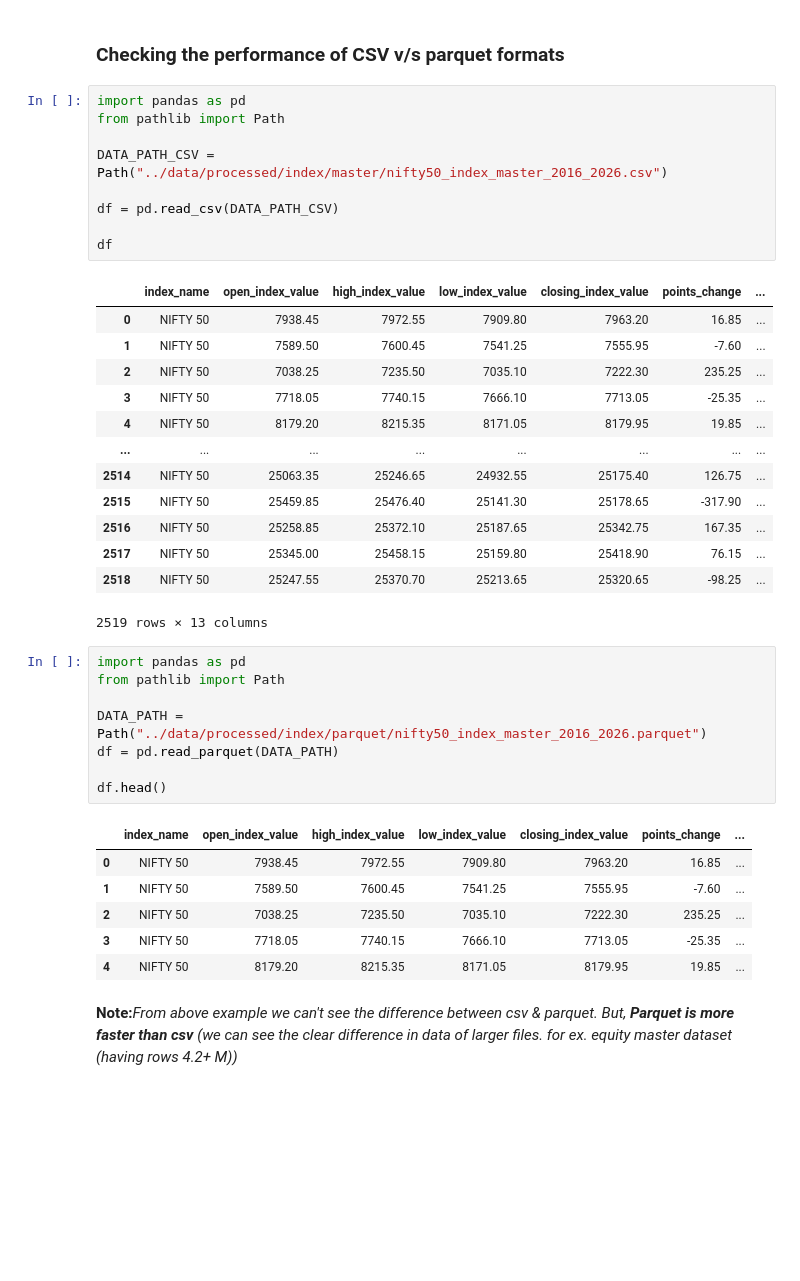
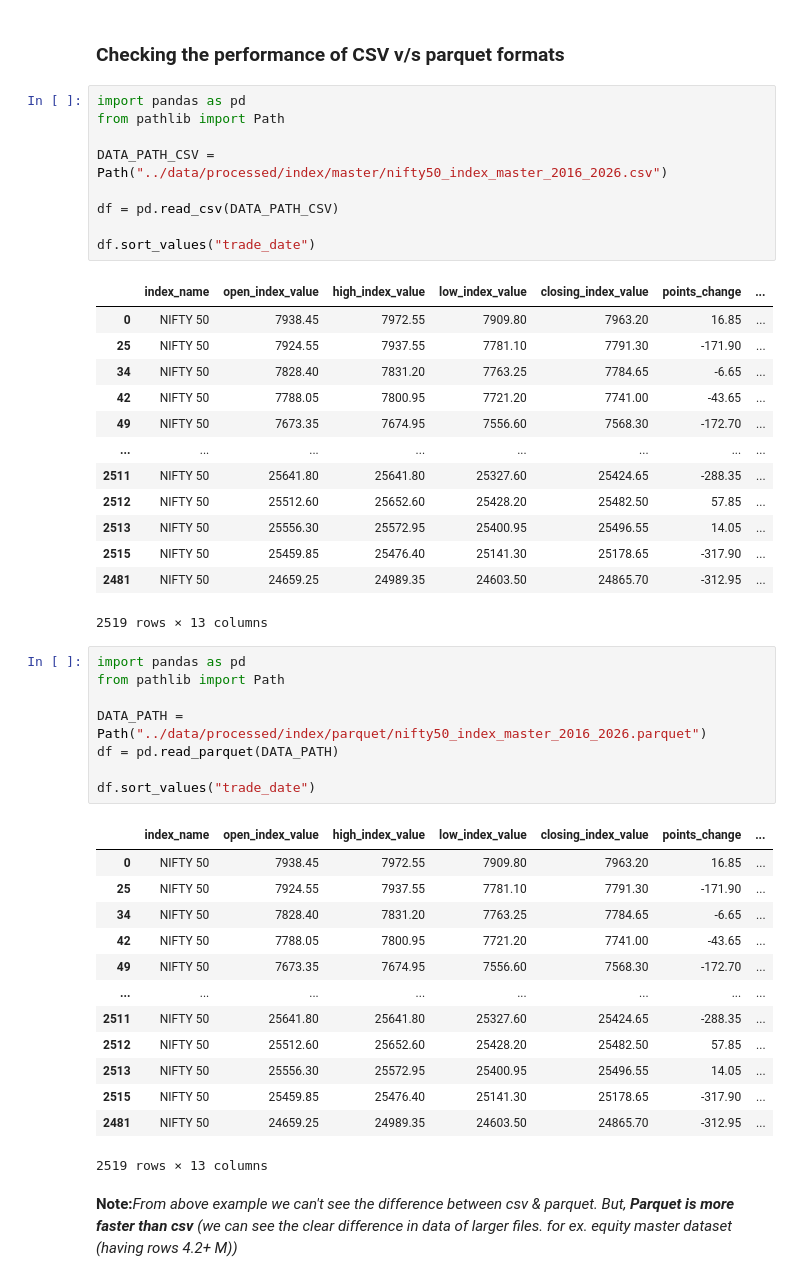
Before and after one commit to Hunter926261/INDEX-NIFTY-50-and-EQUITY-DATA-PIPELINE-and-ML, a Jupyter notebook: notebooks/01_index_feature_engineering.ipynb, the cells around one changed output. Cells and saved outputs as stored; diff of their text form; blank space fills up the shorter version.

```diff
--- a/notebooks/01_index_feature_engineering.ipynb
+++ b/notebooks/01_index_feature_engineering.ipynb
@@ -8,35 +8,42 @@ DATA_PATH_CSV = Path("../data/processed/index/master/nifty50_index_master_2016_2
 
 df = pd.read_csv(DATA_PATH_CSV)
 
-df
+df.sort_values("trade_date")
 # %% [output]
 |  | index_name | open_index_value | high_index_value | low_index_value | closing_index_value | points_change | ... |
 | 0 | NIFTY 50 | 7938.45 | 7972.55 | 7909.80 | 7963.20 | 16.85 | ... |
-| 1 | NIFTY 50 | 7589.50 | 7600.45 | 7541.25 | 7555.95 | -7.60 | ... |
-| 2 | NIFTY 50 | 7038.25 | 7235.50 | 7035.10 | 7222.30 | 235.25 | ... |
-| 3 | NIFTY 50 | 7718.05 | 7740.15 | 7666.10 | 7713.05 | -25.35 | ... |
-| 4 | NIFTY 50 | 8179.20 | 8215.35 | 8171.05 | 8179.95 | 19.85 | ... |
+| 25 | NIFTY 50 | 7924.55 | 7937.55 | 7781.10 | 7791.30 | -171.90 | ... |
+| 34 | NIFTY 50 | 7828.40 | 7831.20 | 7763.25 | 7784.65 | -6.65 | ... |
+| 42 | NIFTY 50 | 7788.05 | 7800.95 | 7721.20 | 7741.00 | -43.65 | ... |
+| 49 | NIFTY 50 | 7673.35 | 7674.95 | 7556.60 | 7568.30 | -172.70 | ... |
 | ... | ... | ... | ... | ... | ... | ... | ... |
-| 2514 | NIFTY 50 | 25063.35 | 25246.65 | 24932.55 | 25175.40 | 126.75 | ... |
+| 2511 | NIFTY 50 | 25641.80 | 25641.80 | 25327.60 | 25424.65 | -288.35 | ... |
+| 2512 | NIFTY 50 | 25512.60 | 25652.60 | 25428.20 | 25482.50 | 57.85 | ... |
+| 2513 | NIFTY 50 | 25556.30 | 25572.95 | 25400.95 | 25496.55 | 14.05 | ... |
 | 2515 | NIFTY 50 | 25459.85 | 25476.40 | 25141.30 | 25178.65 | -317.90 | ... |
-| 2516 | NIFTY 50 | 25258.85 | 25372.10 | 25187.65 | 25342.75 | 167.35 | ... |
-| 2517 | NIFTY 50 | 25345.00 | 25458.15 | 25159.80 | 25418.90 | 76.15 | ... |
-| 2518 | NIFTY 50 | 25247.55 | 25370.70 | 25213.65 | 25320.65 | -98.25 | ... |
+| 2481 | NIFTY 50 | 24659.25 | 24989.35 | 24603.50 | 24865.70 | -312.95 | ... |
 2519 rows × 13 columns
 # %%
 import pandas as pd
 from pathlib import Path
 
 DATA_PATH = Path("../data/processed/index/parquet/nifty50_index_master_2016_2026.parquet")
 df = pd.read_parquet(DATA_PATH)
 
-df.head()
+df.sort_values("trade_date")
 # %% [output]
 |  | index_name | open_index_value | high_index_value | low_index_value | closing_index_value | points_change | ... |
 | 0 | NIFTY 50 | 7938.45 | 7972.55 | 7909.80 | 7963.20 | 16.85 | ... |
-| 1 | NIFTY 50 | 7589.50 | 7600.45 | 7541.25 | 7555.95 | -7.60 | ... |
-| 2 | NIFTY 50 | 7038.25 | 7235.50 | 7035.10 | 7222.30 | 235.25 | ... |
-| 3 | NIFTY 50 | 7718.05 | 7740.15 | 7666.10 | 7713.05 | -25.35 | ... |
-| 4 | NIFTY 50 | 8179.20 | 8215.35 | 8171.05 | 8179.95 | 19.85 | ... |
+| 25 | NIFTY 50 | 7924.55 | 7937.55 | 7781.10 | 7791.30 | -171.90 | ... |
+| 34 | NIFTY 50 | 7828.40 | 7831.20 | 7763.25 | 7784.65 | -6.65 | ... |
+| 42 | NIFTY 50 | 7788.05 | 7800.95 | 7721.20 | 7741.00 | -43.65 | ... |
+| 49 | NIFTY 50 | 7673.35 | 7674.95 | 7556.60 | 7568.30 | -172.70 | ... |
+| ... | ... | ... | ... | ... | ... | ... | ... |
+| 2511 | NIFTY 50 | 25641.80 | 25641.80 | 25327.60 | 25424.65 | -288.35 | ... |
+| 2512 | NIFTY 50 | 25512.60 | 25652.60 | 25428.20 | 25482.50 | 57.85 | ... |
+| 2513 | NIFTY 50 | 25556.30 | 25572.95 | 25400.95 | 25496.55 | 14.05 | ... |
+| 2515 | NIFTY 50 | 25459.85 | 25476.40 | 25141.30 | 25178.65 | -317.90 | ... |
+| 2481 | NIFTY 50 | 24659.25 | 24989.35 | 24603.50 | 24865.70 | -312.95 | ... |
+2519 rows × 13 columns
 # %% [markdown]
 <b>Note:</b><i>From above example we can't see the difference between csv & parquet. But, <b>Parquet is more faster than csv</b> (we can see the clear difference in data of larger files. for ex. equity master dataset (having rows 4.2+ M))</i>
```
Also changed, not shown: parts of 14 cells of this notebook, 1 other file.
